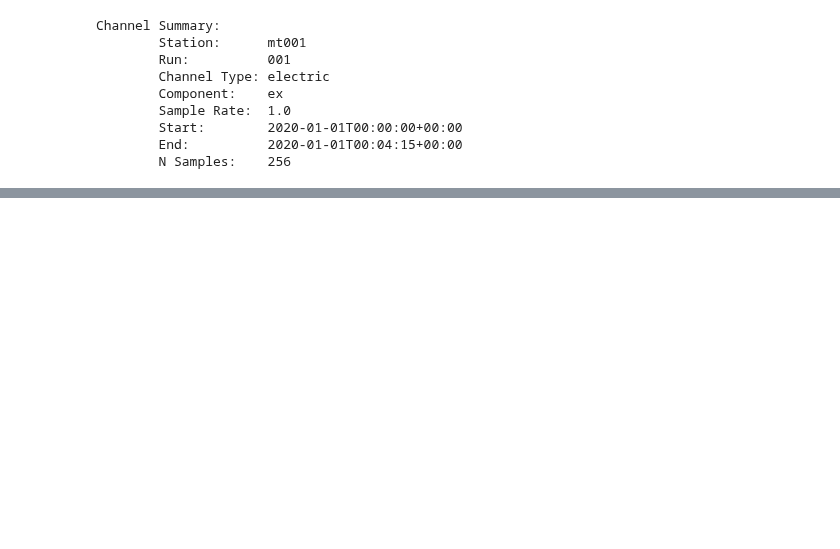
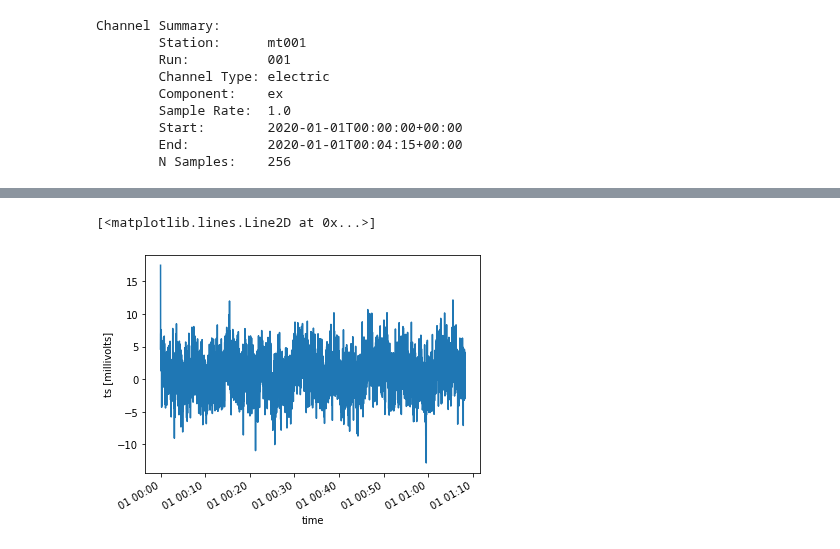
Before and after one commit to kujaku11/mth5, a Jupyter notebook: docs/source/notebooks/ts_example.ipynb, the cells around one changed output, grey strips where cells are left out. Drawn from its saved outputs; the diff is of its cells as text; code cells hidden in the pictures; blank space fills up the shorter version.

```diff
--- a/docs/source/notebooks/ts_example.ipynb
+++ b/docs/source/notebooks/ts_example.ipynb
@@ -65,0 +80,2 @@ Channel Summary:
+# %%
+ex_xarray = ex.to_xarray()
@@ -65,0 +104,5 @@ Channel Summary:
+# %%
+ex_xarray.plot()
+# %% [output]
+[<matplotlib.lines.Line2D at 0x...>]
+[figure, added]
```
Also changed, not shown: parts of 13 cells of this notebook, 2 other files.
